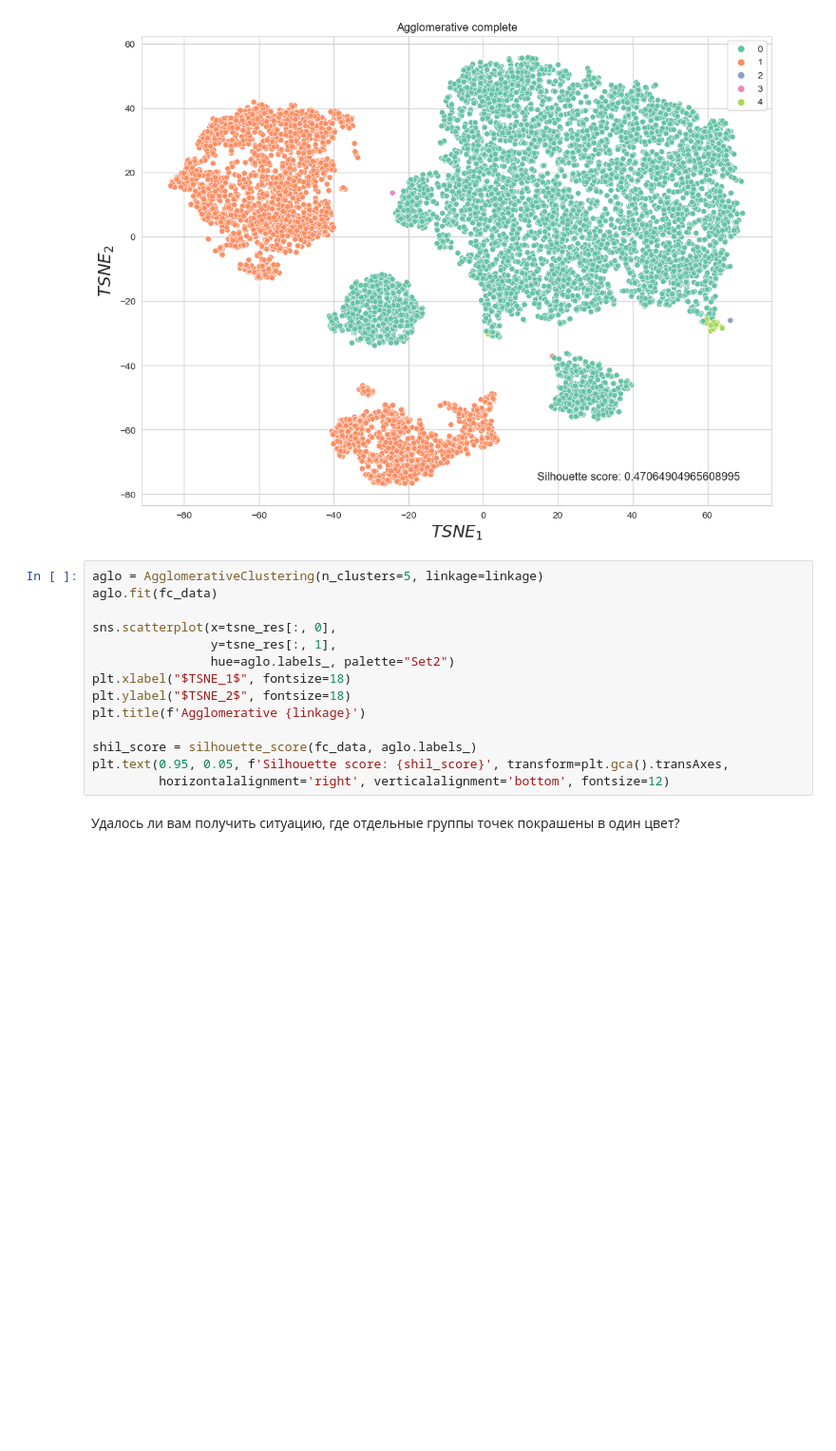
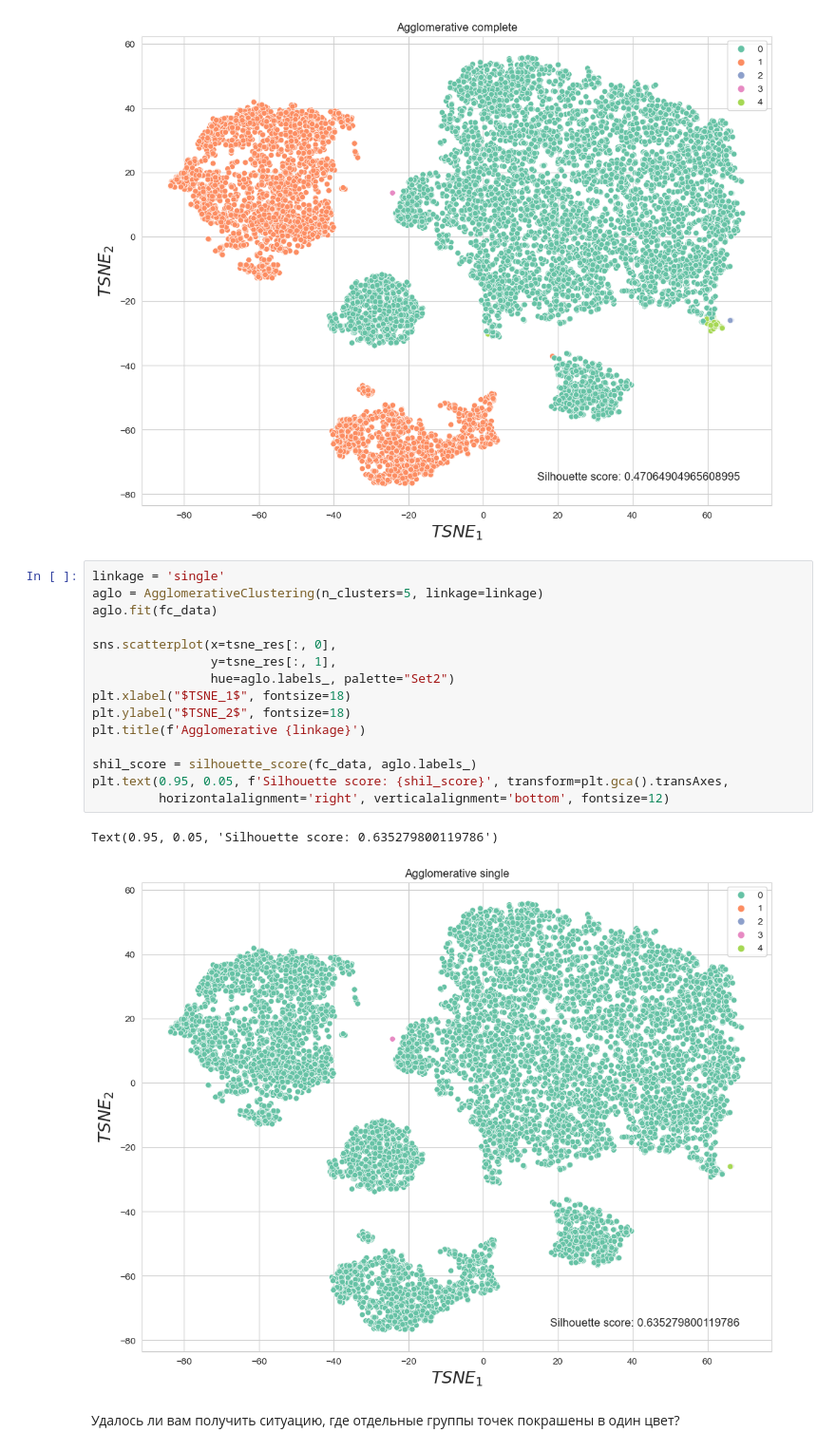
Before and after one commit to NSapozhnikov/BI-ml-2024, a Jupyter notebook: lecture_3_unsupervised_learning/homework/Cluster_tSNE.ipynb, the cells around one changed output. Shown at 95% size. Cells and saved outputs as stored; diff of their text form; blank space fills up the shorter version.

```diff
--- a/lecture_3_unsupervised_learning/homework/Cluster_tSNE.ipynb
+++ b/lecture_3_unsupervised_learning/homework/Cluster_tSNE.ipynb
@@ -464,20 +463,24 @@ plt.text(0.95, 0.05, f'Silhouette score: {shil_score}', transform=plt.gca().tran
 # %% [output]
 Text(0.95, 0.05, 'Silhouette score: 0.47064904965608995')
 [figure]
-# %%
-aglo = AgglomerativeClustering(n_clusters=5, linkage=linkage)
-aglo.fit(fc_data)
-
-sns.scatterplot(x=tsne_res[:, 0],
-                y=tsne_res[:, 1],
-                hue=aglo.labels_, palette="Set2")
-plt.xlabel("$TSNE_1$", fontsize=18)
-plt.ylabel("$TSNE_2$", fontsize=18)
-plt.title(f'Agglomerative {linkage}')
-
-shil_score = silhouette_score(fc_data, aglo.labels_)
-plt.text(0.95, 0.05, f'Silhouette score: {shil_score}', transform=plt.gca().transAxes,
-         horizontalalignment='right', verticalalignment='bottom', fontsize=12)
+# %%
+linkage = 'single'
+aglo = AgglomerativeClustering(n_clusters=5, linkage=linkage)
+aglo.fit(fc_data)
+
+sns.scatterplot(x=tsne_res[:, 0],
+                y=tsne_res[:, 1],
+                hue=aglo.labels_, palette="Set2")
+plt.xlabel("$TSNE_1$", fontsize=18)
+plt.ylabel("$TSNE_2$", fontsize=18)
+plt.title(f'Agglomerative {linkage}')
+
+shil_score = silhouette_score(fc_data, aglo.labels_)
+plt.text(0.95, 0.05, f'Silhouette score: {shil_score}', transform=plt.gca().transAxes,
+         horizontalalignment='right', verticalalignment='bottom', fontsize=12)
+# %% [output]
+Text(0.95, 0.05, 'Silhouette score: 0.635279800119786')
+[figure, added]
 # %% [markdown]
 Удалось ли вам получить ситуацию, где отдельные группы точек покрашены в один цвет?
 # %% [markdown]
```
Also changed, not shown: parts of 1 cell of this notebook, 1 other file.
